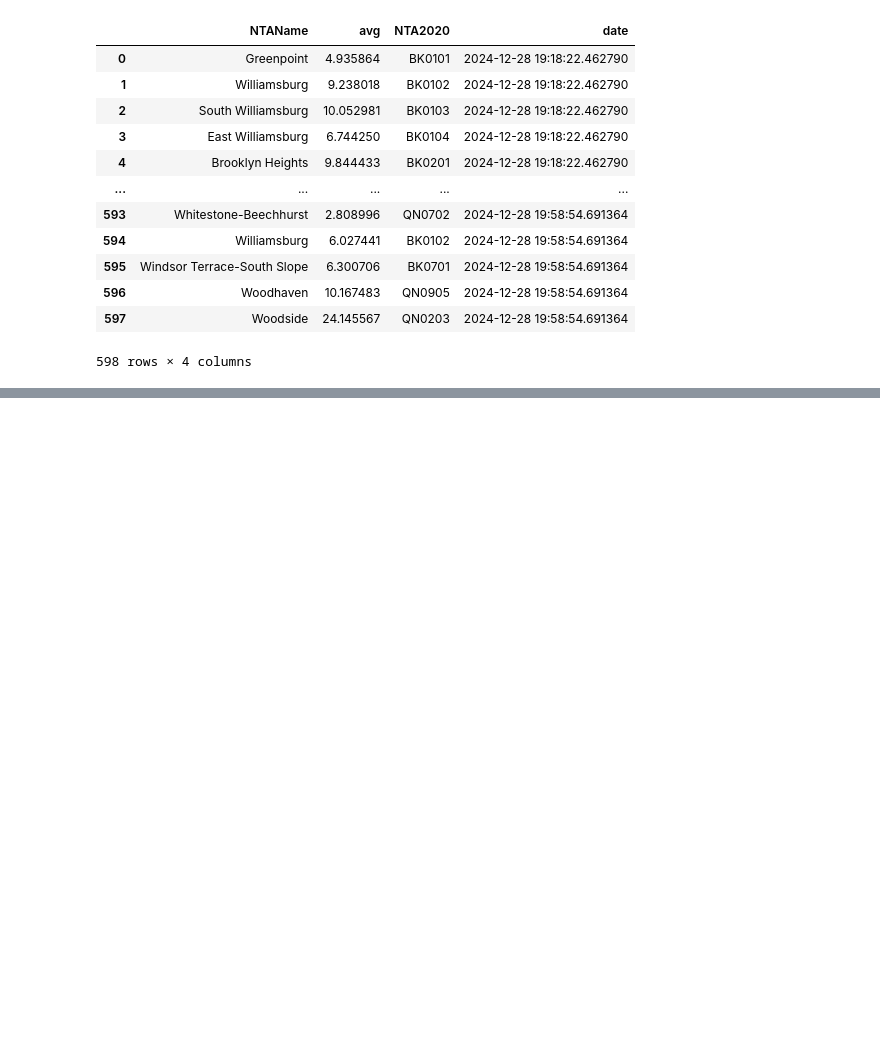
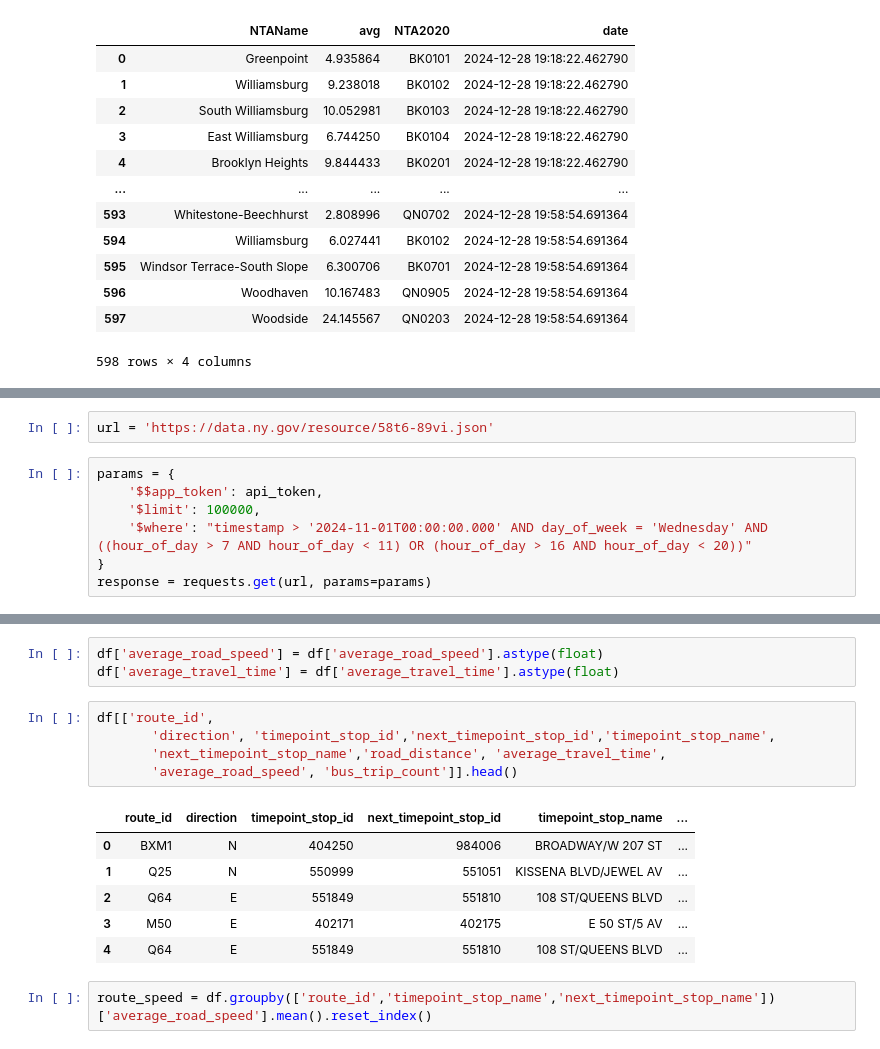
Before and after one commit to SamTGoodson/bus_reliability, a Jupyter notebook: test.ipynb, the cells around one changed output, grey strips where cells are left out. Drawn from its saved outputs; the diff is of its cells as text; blank space fills up the shorter version.

```diff
--- a/test.ipynb
+++ b/test.ipynb
@@ -763,0 +790,9 @@ pd.read_csv('static_data/rolling_avg.csv')
+# %%
+url = 'https://data.ny.gov/resource/58t6-89vi.json'
+# %%
+params = {
+    '$$app_token': api_token,
+    '$limit': 100000,
+    '$where': "timestamp > '2024-11-01T00:00:00.000' AND day_of_week = 'Wednesday' AND ((hour_of_day > 7 AND hour_of_day < 11) OR (hour_of_day > 16 AND hour_of_day < 20))"
+}
+response = requests.get(url, params=params)
@@ -763,0 +816,17 @@ pd.read_csv('static_data/rolling_avg.csv')
+# %%
+df['average_road_speed'] = df['average_road_speed'].astype(float)
+df['average_travel_time'] = df['average_travel_time'].astype(float)
+# %%
+df[['route_id',
+       'direction', 'timepoint_stop_id','next_timepoint_stop_id','timepoint_stop_name',
+       'next_timepoint_stop_name','road_distance', 'average_travel_time',
+       'average_road_speed', 'bus_trip_count']].head()
+# %% [output]
+|  | route_id | direction | timepoint_stop_id | next_timepoint_stop_id | timepoint_stop_name | ... |
+| 0 | BXM1 | N | 404250 | 984006 | BROADWAY/W 207 ST | ... |
+| 1 | Q25 | N | 550999 | 551051 | KISSENA BLVD/JEWEL AV | ... |
+| 2 | Q64 | E | 551849 | 551810 | 108 ST/QUEENS BLVD | ... |
+| 3 | M50 | E | 402171 | 402175 | E 50 ST/5 AV | ... |
+| 4 | Q64 | E | 551849 | 551810 | 108 ST/QUEENS BLVD | ... |
+# %%
+route_speed = df.groupby(['route_id','timepoint_stop_name','next_timepoint_stop_name'])['average_road_speed'].mean().reset_index()
```
Also changed, not shown: parts of 36 cells of this notebook, 1 other file.
